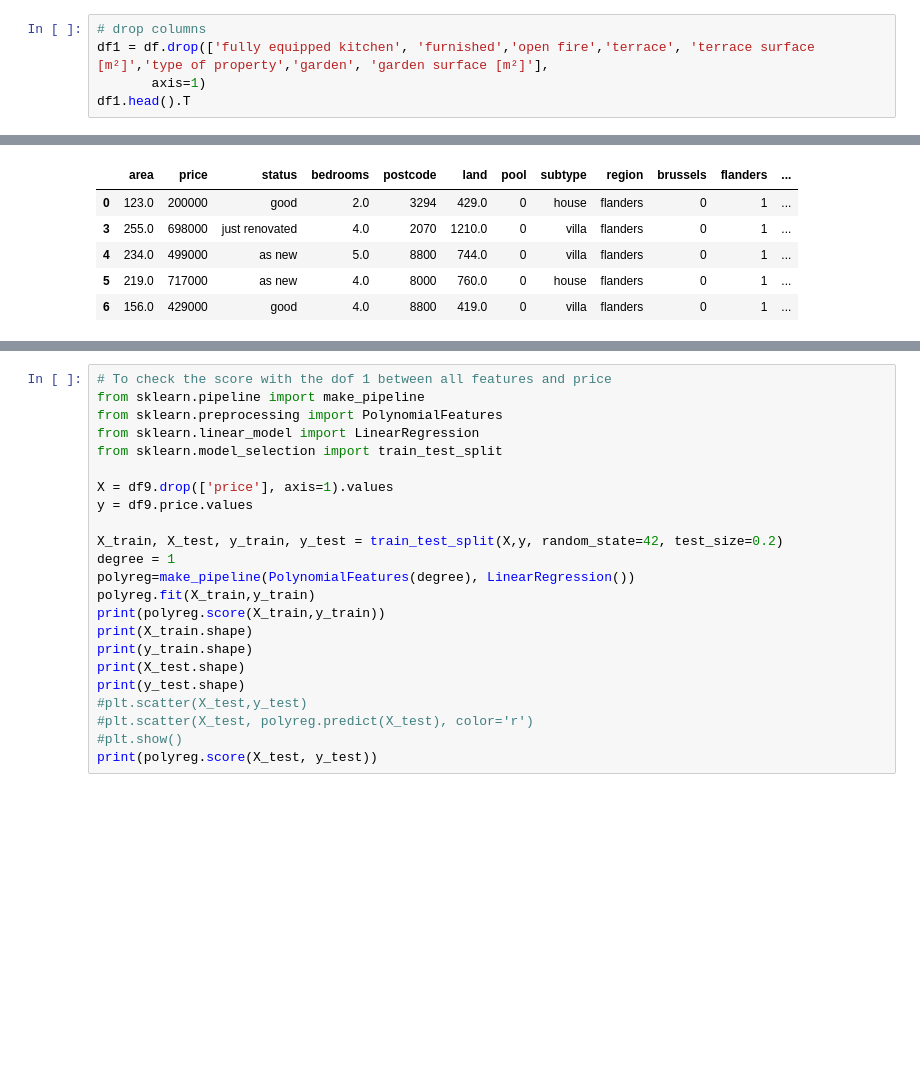
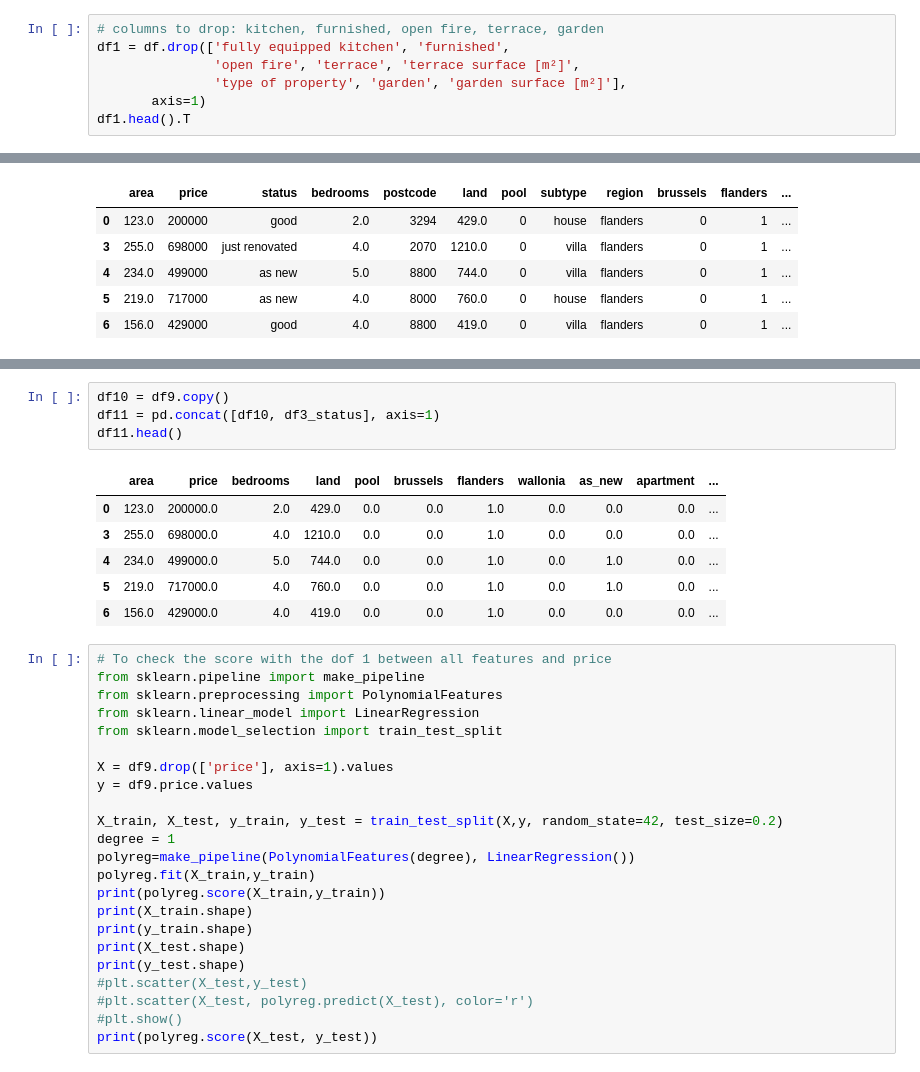
Before and after one commit to JacquesDeclercq/challenge-regression, a Jupyter notebook: challenge_regression.ipynb, the cells around one changed output, grey strips where cells are left out. Cells and saved outputs as stored; diff of their text form; blank space fills up the shorter version.

```diff
--- a/challenge_regression.ipynb
+++ b/challenge_regression.ipynb
@@ -51,8 +51,10 @@ Index(['Area [m²]', 'Price [€]', 'state of the building', 'number of facades'
        'subtype of property', 'garden', 'garden surface [m²]'],
       dtype='object')
 # %%
-# drop columns
-df1 = df.drop(['fully equipped kitchen', 'furnished','open fire','terrace', 'terrace surface [m²]','type of property','garden', 'garden surface [m²]'],
+# columns to drop: kitchen, furnished, open fire, terrace, garden
+df1 = df.drop(['fully equipped kitchen', 'furnished',
+               'open fire', 'terrace', 'terrace surface [m²]',
+               'type of property', 'garden', 'garden surface [m²]'],
        axis=1)
 df1.head().T
 # %% [output]
@@ -524,3 +560,14 @@ dtype: int64
+# %%
+df10 = df9.copy()
+df11 = pd.concat([df10, df3_status], axis=1)
+df11.head()
+# %% [output]
+|  | area | price | bedrooms | land | pool | brussels | flanders | wallonia | as_new | apartment | ... |
+| 0 | 123.0 | 200000.0 | 2.0 | 429.0 | 0.0 | 0.0 | 1.0 | 0.0 | 0.0 | 0.0 | ... |
+| 3 | 255.0 | 698000.0 | 4.0 | 1210.0 | 0.0 | 0.0 | 1.0 | 0.0 | 0.0 | 0.0 | ... |
+| 4 | 234.0 | 499000.0 | 5.0 | 744.0 | 0.0 | 0.0 | 1.0 | 0.0 | 1.0 | 0.0 | ... |
+| 5 | 219.0 | 717000.0 | 4.0 | 760.0 | 0.0 | 0.0 | 1.0 | 0.0 | 1.0 | 0.0 | ... |
+| 6 | 156.0 | 429000.0 | 4.0 | 419.0 | 0.0 | 0.0 | 1.0 | 0.0 | 0.0 | 0.0 | ... |
 # %%
 # To check the score with the dof 1 between all features and price
 from sklearn.pipeline import make_pipeline
```
Also changed, not shown: parts of 159 cells of this notebook.
